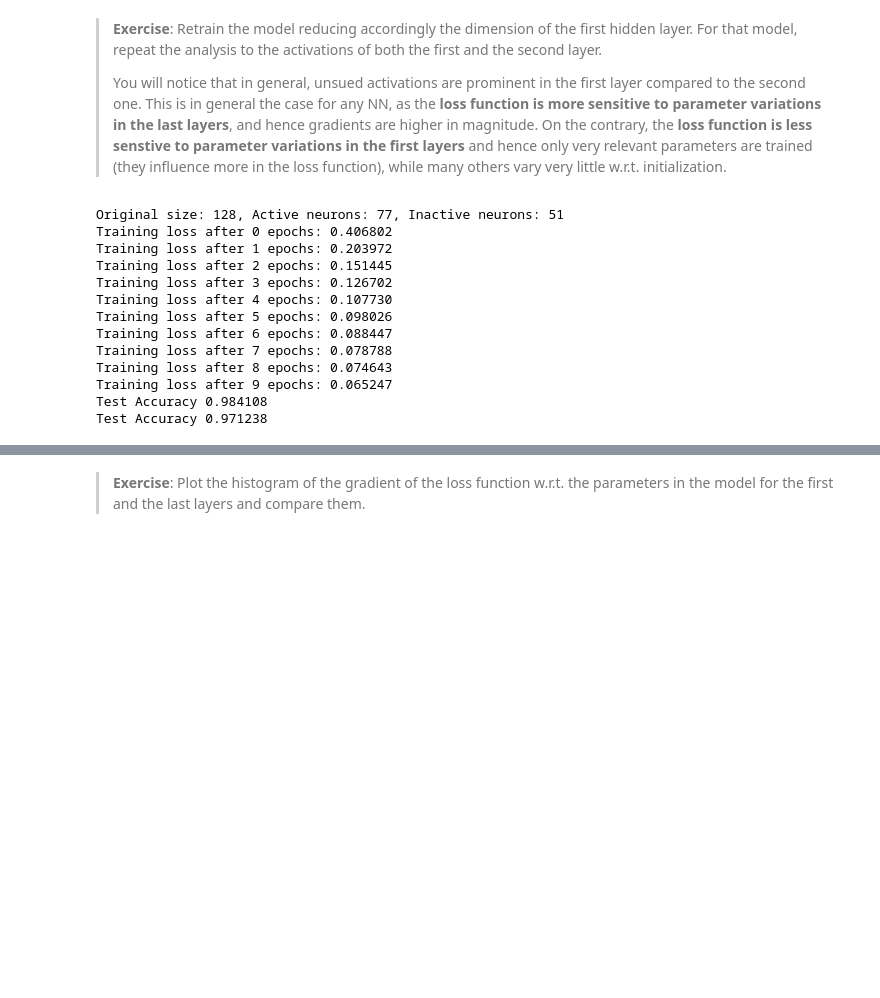
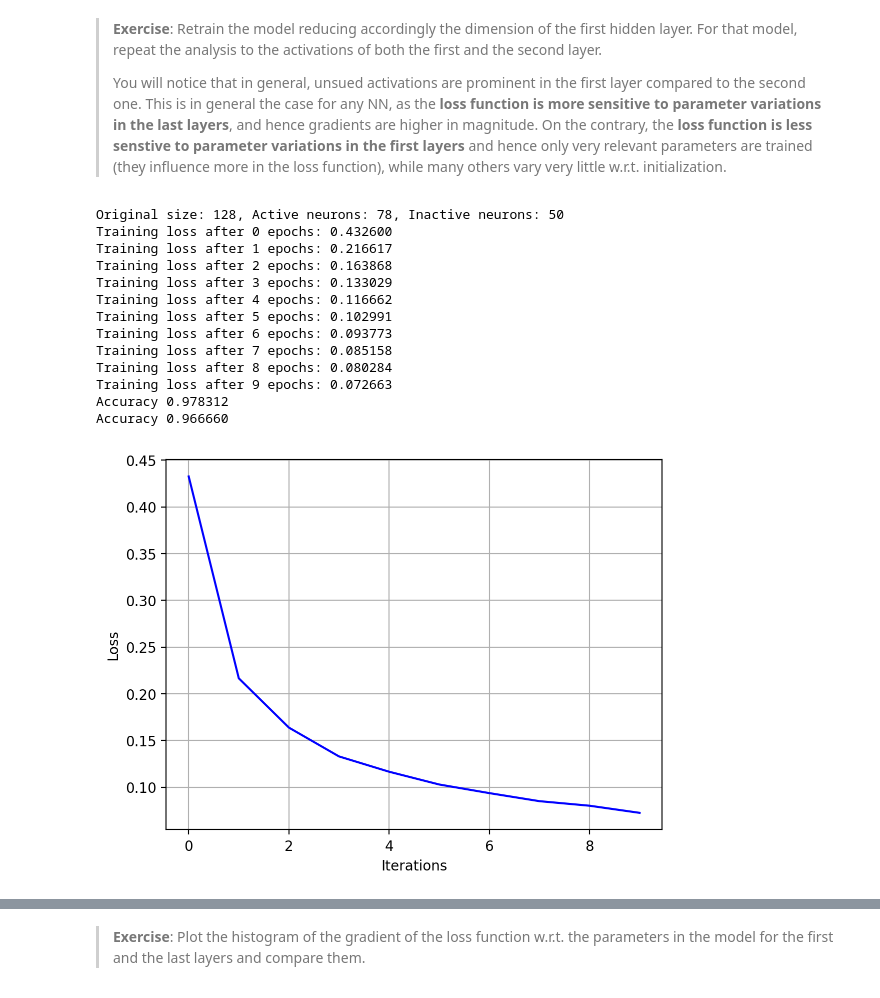
Before and after one commit to FeliGR/Dense-Networks-Training-and-Regularization-Lab, a Jupyter notebook: STUDENT_Lab_MLP.ipynb, the cells around one changed output, grey strips where cells are left out. Drawn from its saved outputs; the diff is of its cells as text; code cells hidden in the pictures; blank space fills up the shorter version.

```diff
--- a/STUDENT_Lab_MLP.ipynb
+++ b/STUDENT_Lab_MLP.ipynb
@@ -534,29 +535,35 @@ There are 51 hidden units that are unactive
 # %%
 #YOUR CODE HERE
 inactive_neurons = np.sum(np.var(activations, axis=0) <= 0.1)
 original_hidden1_size = activations.shape[1]
 active_neurons = original_hidden1_size - inactive_neurons
 
 print(f"Original size: {original_hidden1_size}, Active neurons: {active_neurons}, Inactive neurons: {inactive_neurons}")
 
 mlp_reduced = MLP_extended(dimx=784, hidden1=active_neurons, hidden2=64, nlabels=10, epochs=10,lr=1e-3)
 mlp_reduced.train(trainloader)
 mlp_reduced.evaluate(trainloader)
 mlp_reduced.evaluate(testloader)
+
+plt.plot(mlp_reduced.loss_during_training, '-b', label='Cross Entropy Loss')
+plt.xlabel('Iterations')
+plt.ylabel('Loss')
+plt.grid()
 # %% [output]
-Original size: 128, Active neurons: 77, Inactive neurons: 51
-Training loss after 0 epochs: 0.406802
-Training loss after 1 epochs: 0.203972
-Training loss after 2 epochs: 0.151445
-Training loss after 3 epochs: 0.126702
-Training loss after 4 epochs: 0.107730
-Training loss after 5 epochs: 0.098026
-Training loss after 6 epochs: 0.088447
-Training loss after 7 epochs: 0.078788
-Training loss after 8 epochs: 0.074643
-Training loss after 9 epochs: 0.065247
-Test Accuracy 0.984108
-Test Accuracy 0.971238
+Original size: 128, Active neurons: 78, Inactive neurons: 50
+Training loss after 0 epochs: 0.432600
+Training loss after 1 epochs: 0.216617
+Training loss after 2 epochs: 0.163868
+Training loss after 3 epochs: 0.133029
+Training loss after 4 epochs: 0.116662
+Training loss after 5 epochs: 0.102991
+Training loss after 6 epochs: 0.093773
+Training loss after 7 epochs: 0.085158
+Training loss after 8 epochs: 0.080284
+Training loss after 9 epochs: 0.072663
+Accuracy 0.978312
+Accuracy 0.966660
+[figure, added]
 # %%
 # YOUR CODE HERE
 with torch.no_grad():
```
Also changed, not shown: parts of 19 cells of this notebook, 2 other files.
